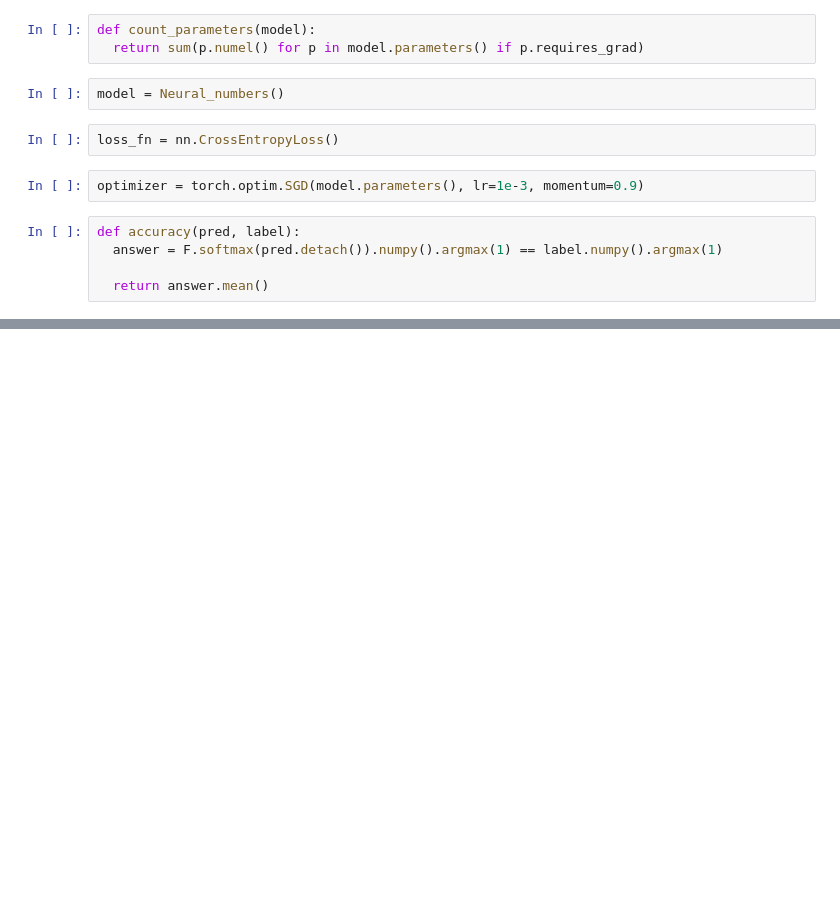
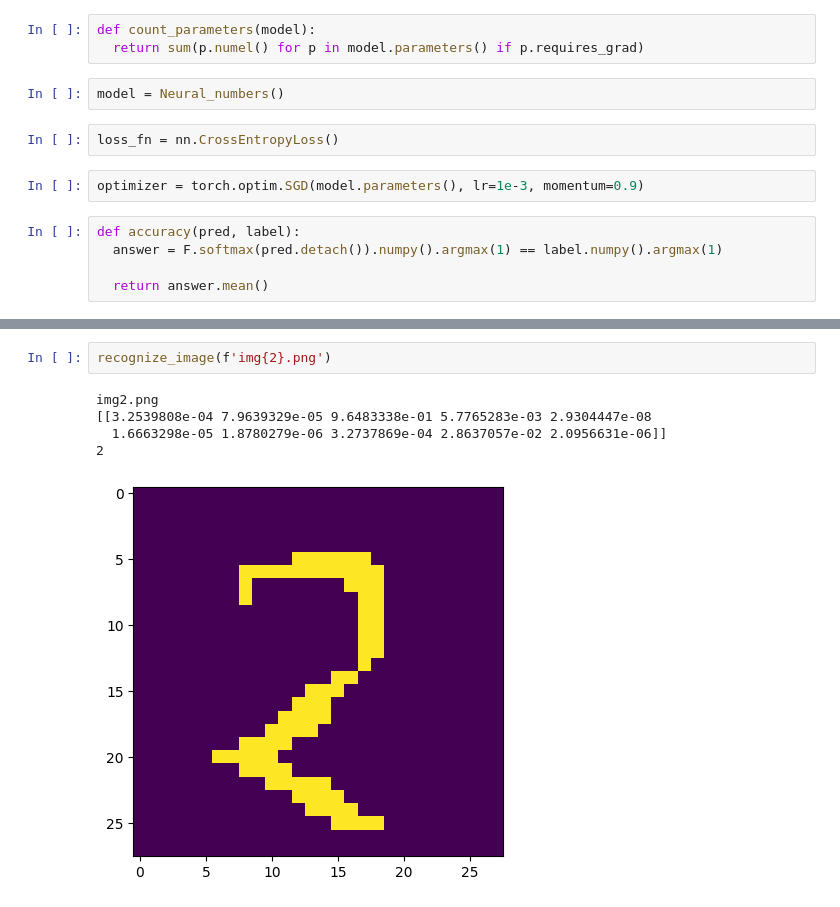
Before and after one commit to shenkns/DigitsRecognizerAI, a Jupyter notebook: main.ipynb, the cells around one changed output, grey strips where cells are left out. Saved outputs shown, nothing was run; the diff lists cells and outputs as text; blank space fills up the shorter version.

```diff
--- a/main.ipynb
+++ b/main.ipynb
@@ -135,0 +147,8 @@ F.softmax(our_pred).detach().numpy().argmax()
+# %%
+recognize_image(f'img{2}.png')
+# %% [output]
+img2.png
+[[3.2539808e-04 7.9639329e-05 9.6483338e-01 5.7765283e-03 2.9304447e-08
+  1.6663298e-05 1.8780279e-06 3.2737869e-04 2.8637057e-02 2.0956631e-06]]
+2
+[figure, added]
```
Also changed, not shown: parts of 13 cells of this notebook, 11 other files.
